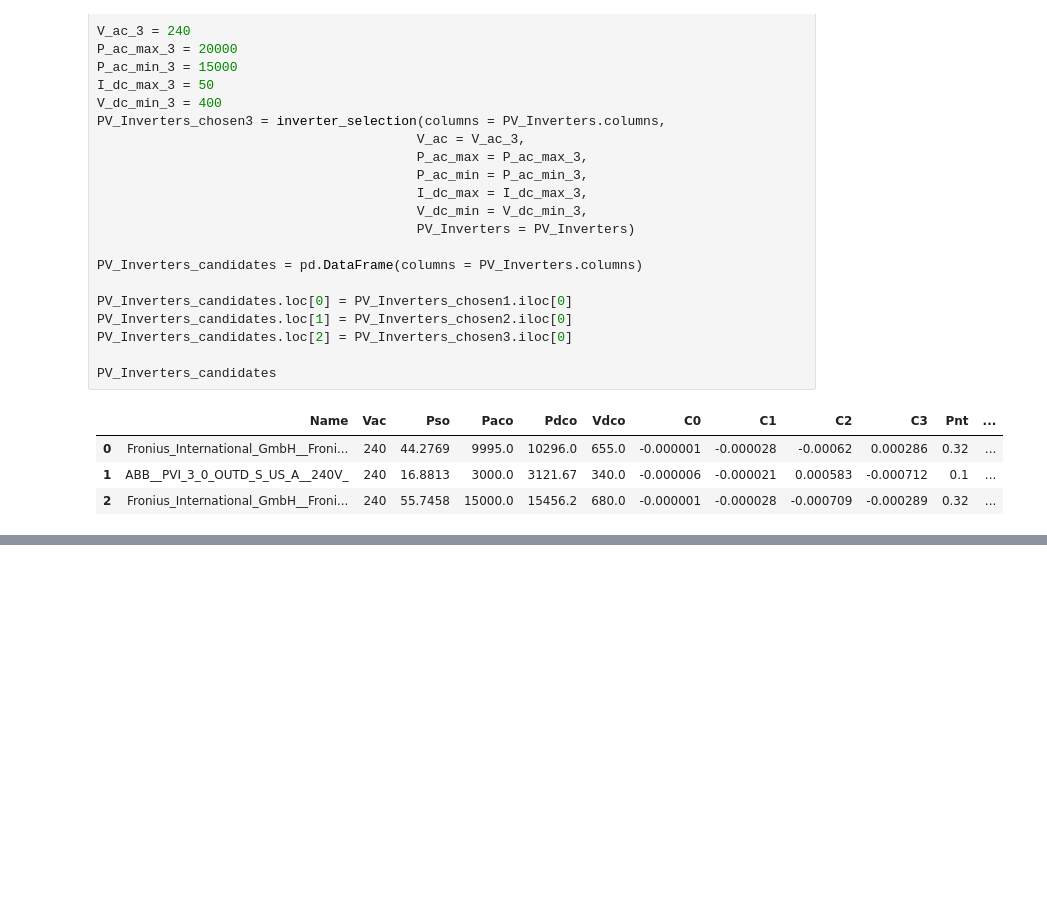
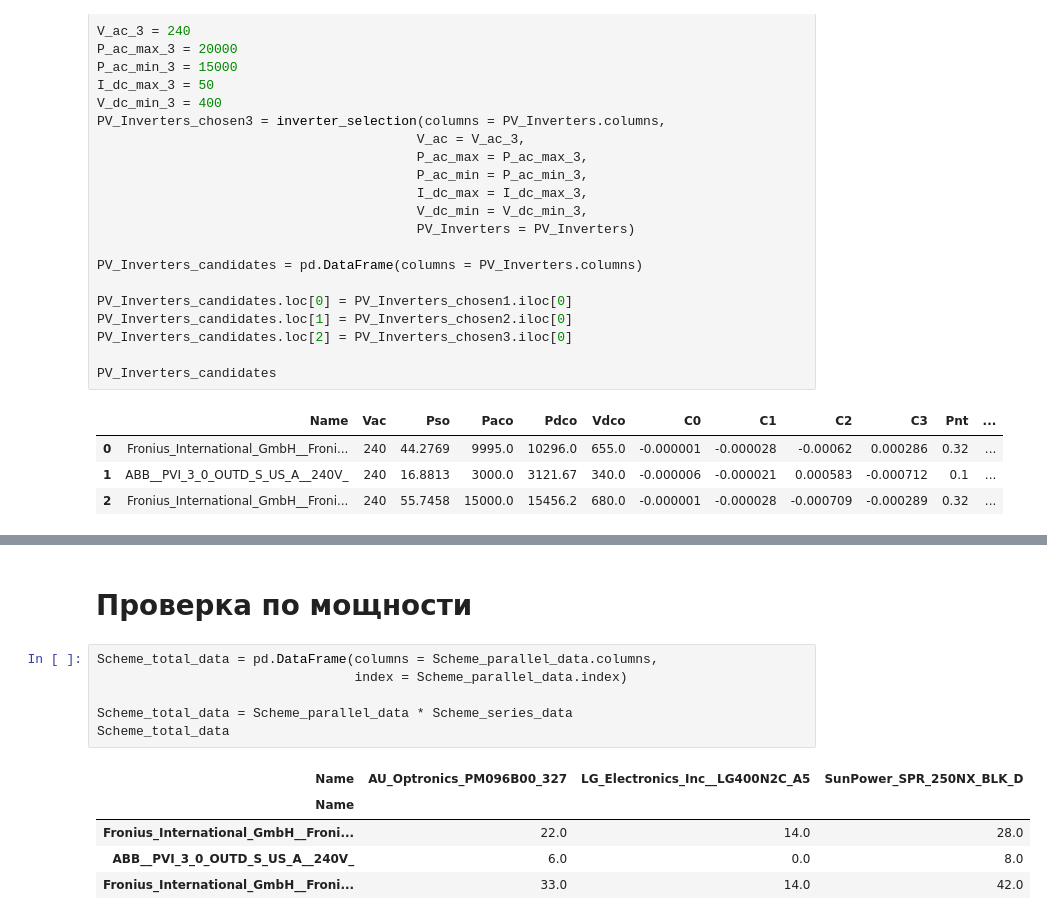
Before and after one commit to EeOneGramm/PVLIB_Grossevichi, a Jupyter notebook: Grossevichi_Kurs.ipynb, the cells around one changed output, grey strips where cells are left out. Cells and saved outputs as stored; diff of their text form; blank space fills up the shorter version.

```diff
--- a/Grossevichi_Kurs.ipynb
+++ b/Grossevichi_Kurs.ipynb
@@ -958,3 +1073,17 @@ PV_Inverters_candidates
+# %% [markdown]
+# Проверка по мощности
+# %%
+Scheme_total_data = pd.DataFrame(columns = Scheme_parallel_data.columns,
+                                 index = Scheme_parallel_data.index)
+
+Scheme_total_data = Scheme_parallel_data * Scheme_series_data
+Scheme_total_data
+# %% [output]
+| Name | AU_Optronics_PM096B00_327 | LG_Electronics_Inc__LG400N2C_A5 | SunPower_SPR_250NX_BLK_D |
+| Name |  |  |  |
+| Fronius_International_GmbH__Froni... | 22.0 | 14.0 | 28.0 |
+| ABB__PVI_3_0_OUTD_S_US_A__240V_ | 6.0 | 0.0 | 8.0 |
+| Fronius_International_GmbH__Froni... | 33.0 | 14.0 | 42.0 |
 # %%
 GI_aoi_PVGIS = sum(pvlib.irradiance.poa_components(aoi = AOI_data['0'],
                                                  dni = PVGIS_data['poa_direct'],
```
Also changed, not shown: parts of 7 cells of this notebook.
